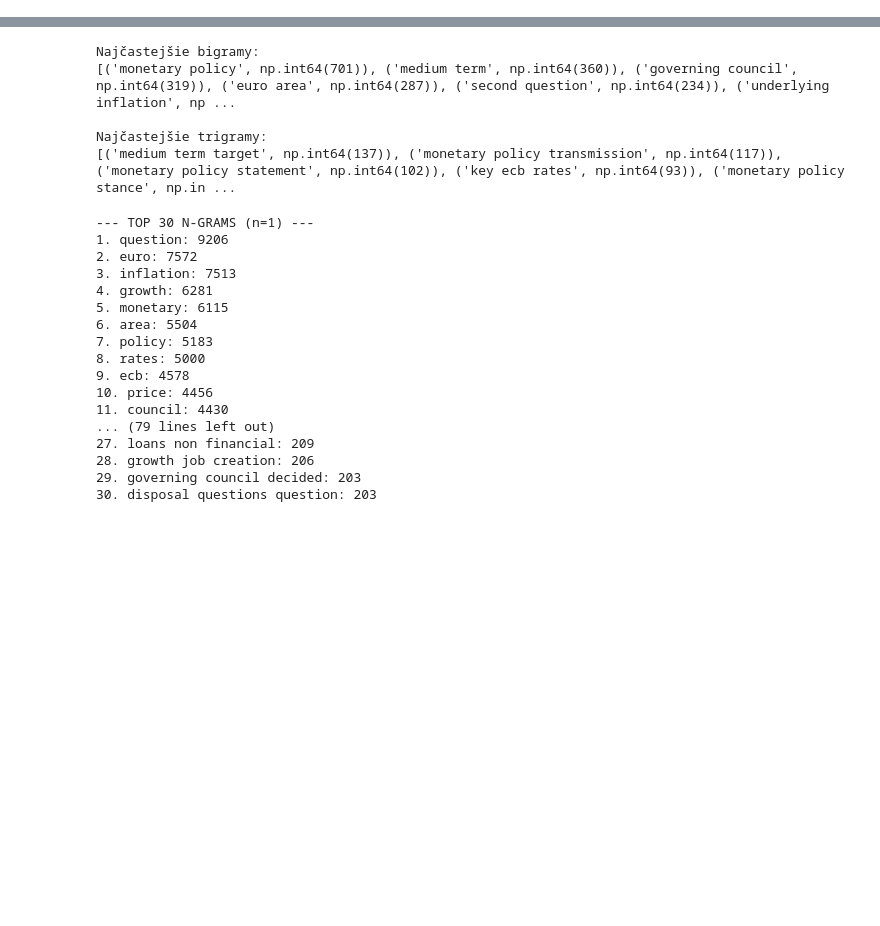
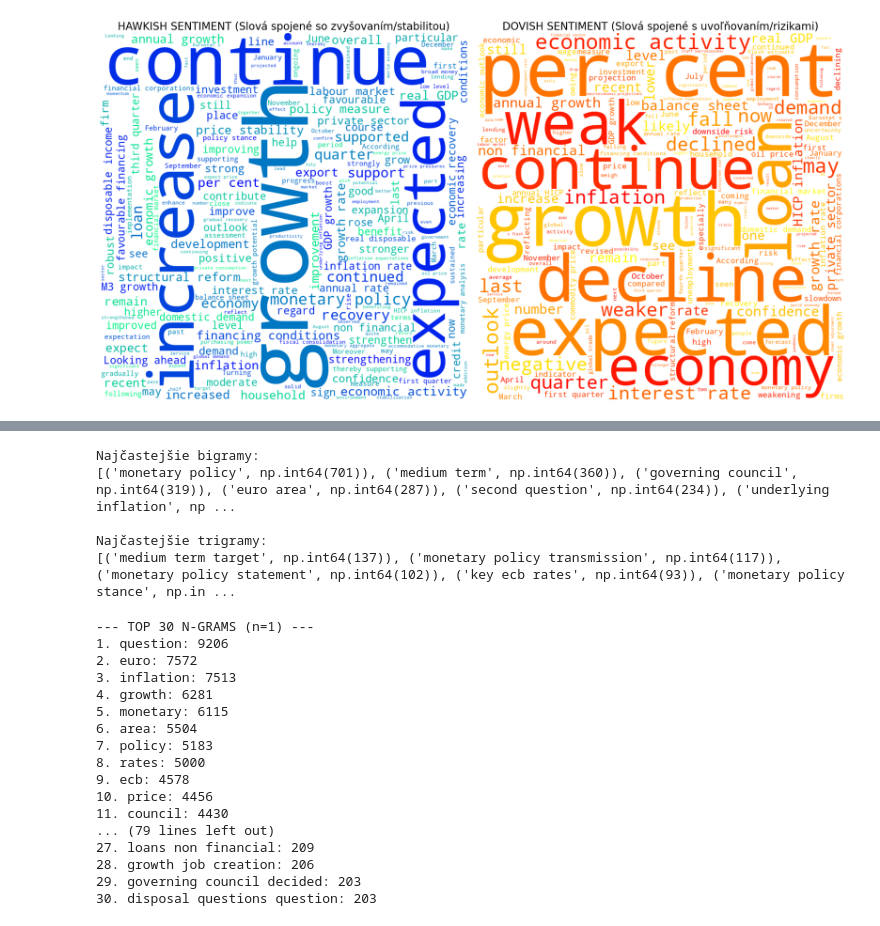
Before and after one commit to kubovotny/bachelor-thesis, a Jupyter notebook: source/analysis/wordcloud.ipynb, the cells around one changed output, grey strips where cells are left out. Cells and saved outputs as stored; diff of their text form; code cells hidden in the pictures; blank space fills up the shorter version.

```diff
--- a/source/analysis/wordcloud.ipynb
+++ b/source/analysis/wordcloud.ipynb
@@ -0,0 +1,15 @@
+# %%
+import pandas as pd
+from wordcloud import WordCloud, STOPWORDS
+import matplotlib.pyplot as plt
+import os
+import sys
+# ABY FUNGOVALI relativne importy
+root_path = os.path.abspath(os.path.join('..', '..'))
+if root_path not in sys.path:
+    sys.path.insert(0, root_path)
+__package__ = "source.analysis"
+from .. import DATA_DIR
+from ..data.sentiment import return_sentiment_chunk_data
+
+data = return_sentiment_chunk_data(1,False)
@@ -0,0 +60,52 @@
+# %%
+# 1. Príprava dát - vyberieme si napr. finbert (aby sme neduplikovali texty)
+# Môžeš zmeniť na 'roberta', ak chceš vidieť jej pohľad
+df_model = data[data['sentiment_model'] == 'finbert'].copy()#[data['topic'] != 'OTHER_IRRELEVANT']
+
+# 2. Definícia stop-words (použijeme tie, čo sme minule vybrali)
+custom_stopwords = set(STOPWORDS) | set(
+    [
+    # Procedurálne slová (v n-gramoch svietia najviac)
+    'question', 'questions', 'second', 'mr', 'president', 'vice', 'lady', 'gentlemen',
+    'governing', 'council', 'meeting', 'press', 'conference', 'today', 'said', 'say',
+    'think', 'thank', 'afternoon', 'floor', 'disposal', 'decided', 'decision',
+
+    # Inštitucionálny balast (všetci vedia, že je to ECB v Eurozóne)
+    'ecb', 'euro', 'area', 'european', 'central', 'bank', 'banks', 'countries',
+    'member', 'states', 'united', 'states', 'national',
+
+    # Časové a pomocné výrazy
+    'term', 'medium', 'short', 'long', 'longer', 'time', 'year', 'years', 'month',
+    'months', 'current', 'basis', 'point', 'points', 'actually', 'going', 'will',
+    'well', 'just', 'look', 'take', 'need', 'believe'
+])
+
+# 3. Rozdelenie na Hawkish a Dovish
+# Prah (threshold) 0.1 je fajn, ale môžeš experimentovať (napr. 0.05)
+hawkish_text = " ".join(df_model[df_model['score'] > 0.9]['chunk'].astype(str))
+dovish_text = " ".join(df_model[df_model['score'] < -0.9]['chunk'].astype(str))
+
+def plot_sentiment_wordclouds(text_pos, text_neg):
+    fig, (ax1, ax2) = plt.subplots(1, 2, figsize=(20, 10))
+
+    # Hawkish Wordcloud (Zelená/Modrá - "Prísny" tón)
+    wc_pos = WordCloud(width=800, height=800, background_color='white',
+                       stopwords=custom_stopwords, colormap='winter').generate(text_pos)
+    ax1.imshow(wc_pos, interpolation='bilinear')
+    ax1.set_title('HAWKISH SENTIMENT (Slová spojené so zvyšovaním/stabilitou)', fontsize=20)
+    ax1.axis("off")
+
+    # Dovish Wordcloud (Červená/Oranžová - "Uvoľnený" tón)
+    wc_neg = WordCloud(width=800, height=800, background_color='white',
+                       stopwords=custom_stopwords, colormap='autumn').generate(text_neg)
+    ax2.imshow(wc_neg, interpolation='bilinear')
+    ax2.set_title('DOVISH SENTIMENT (Slová spojené s uvoľňovaním/rizikami)', fontsize=20)
+    ax2.axis("off")
+
+    plt.tight_layout()
+    plt.show()
+
+# Spustenie
+plot_sentiment_wordclouds(hawkish_text, dovish_text)
+# %% [output]
+[figure, added]
```
Also changed, not shown: parts of 5 cells of this notebook, 19 other files.
